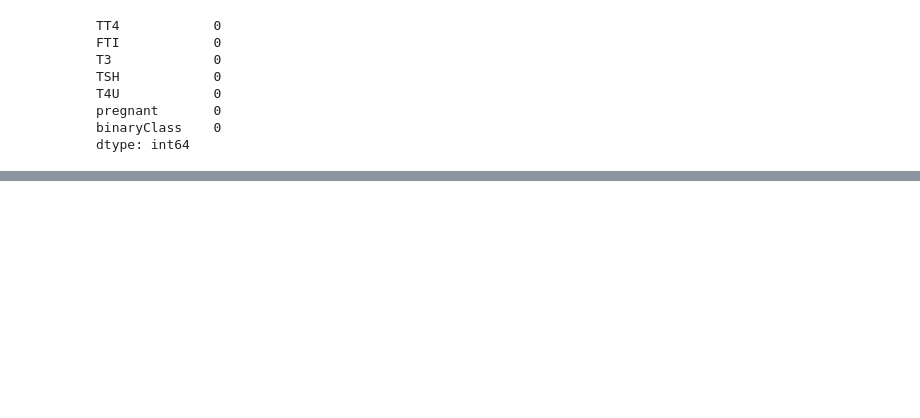
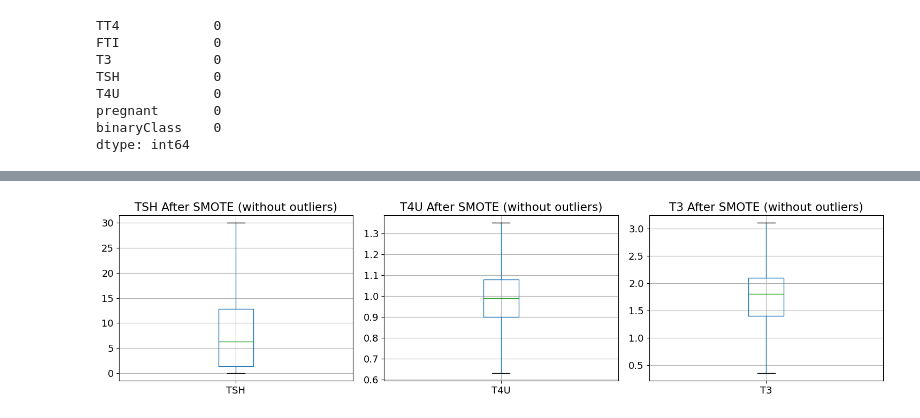
Before and after one commit to cilab-ufersa/thyroid_disease_AI, a Jupyter notebook: thyroid_disease_AI/data/clear_data.ipynb, the cells around one changed output, grey strips where cells are left out. Cells and saved outputs as stored; diff of their text form; code cells hidden in the pictures; blank space fills up the shorter version.

```diff
--- a/thyroid_disease_AI/data/clear_data.ipynb
+++ b/thyroid_disease_AI/data/clear_data.ipynb
@@ -243,0 +375,23 @@ plt.show()
+# %%
+# Create subplots for each feature
+fig, axes = plt.subplots(1, 3, figsize=(15, 4))
+
+# Plot boxplot of 'TSH' feature after SMOTE without outliers
+input_train_plot[['TSH']].boxplot(ax=axes[0], showfliers=False)
+axes[0].set_title('TSH After SMOTE (without outliers)')
+axes[0].set_xticklabels(['TSH'], rotation=0)
+
+# Plot boxplot of 'T4U' feature after SMOTE without outliers
+input_train_plot[['T4U']].boxplot(ax=axes[1], showfliers=False)
+axes[1].set_title('T4U After SMOTE (without outliers)')
+axes[1].set_xticklabels(['T4U'], rotation=0)
+
+# Plot boxplot of 'T3' feature after SMOTE without outliers
+input_train_plot[['T3']].boxplot(ax=axes[2], showfliers=False)
+axes[2].set_title('T3 After SMOTE (without outliers)')
+axes[2].set_xticklabels(['T3'], rotation=0)
+
+plt.tight_layout()
+plt.show()
+# %% [output]
+[figure, added]
```
Also changed, not shown: parts of 19 cells of this notebook.
